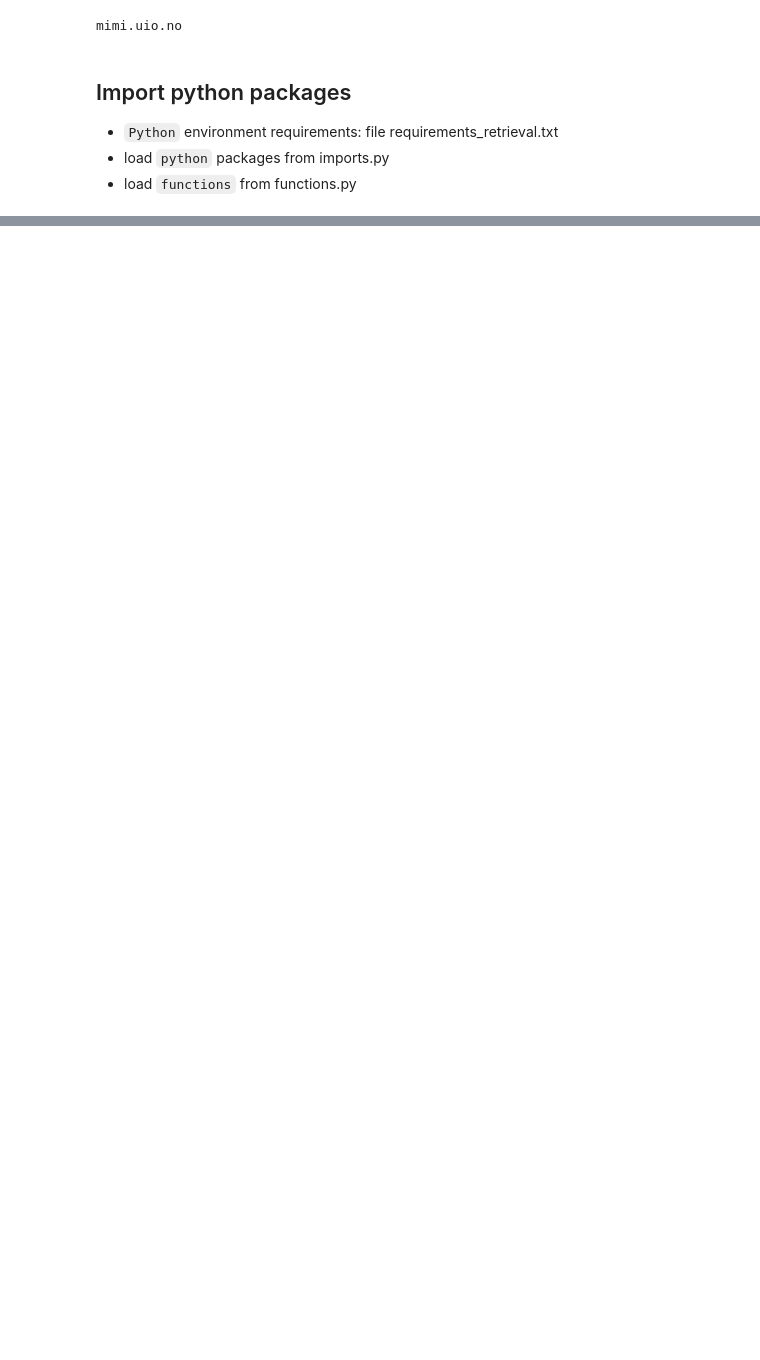
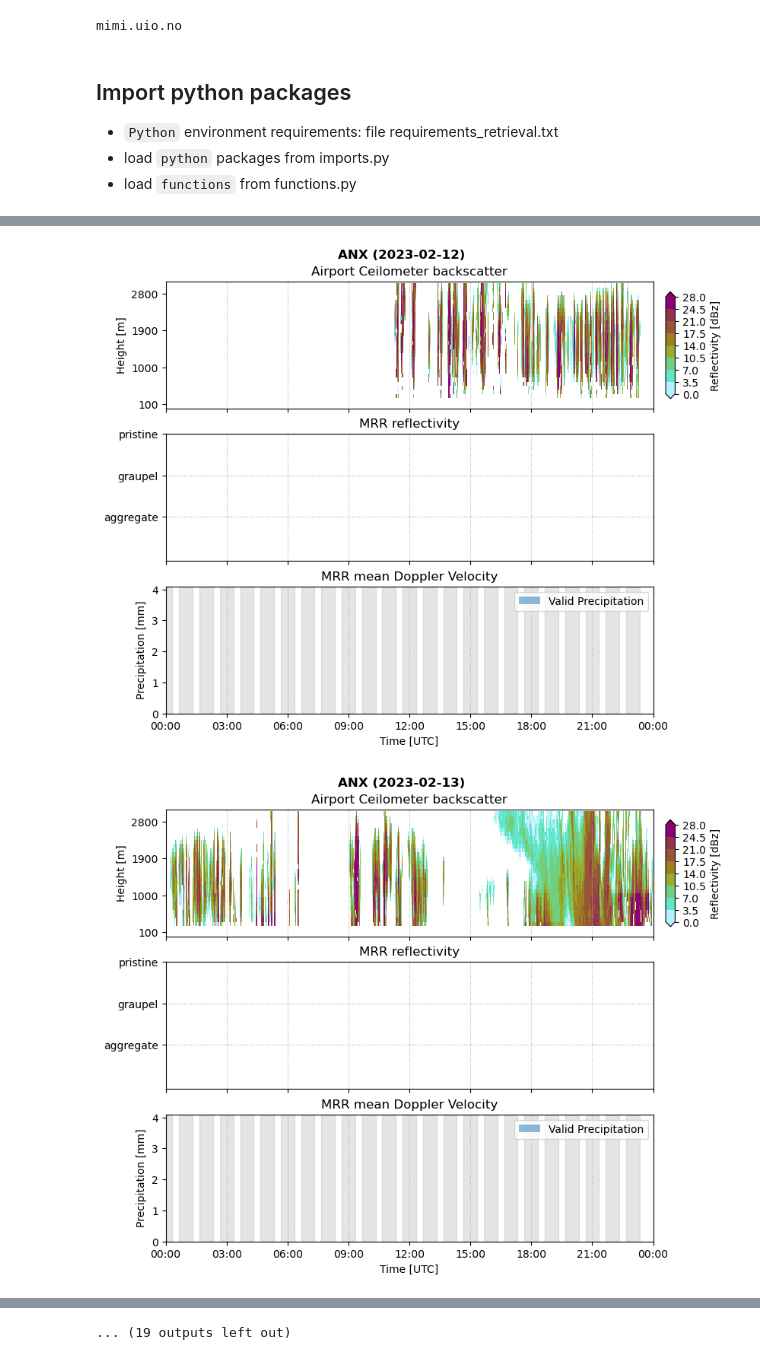
Before and after one commit to franzihe/retrieval_analysis, a Jupyter notebook: work/combined_obs/01_plt_obs_daily.ipynb, the cells around one changed output, grey strips where cells are left out. Saved outputs shown, nothing was run; the diff lists cells and outputs as text; code cells hidden in the pictures; blank space fills up the shorter version.

```diff
--- a/work/combined_obs/01_plt_obs_daily.ipynb
+++ b/work/combined_obs/01_plt_obs_daily.ipynb
@@ -109,12 +109,12 @@ for site in sites:
         if year == "2022":
             met_dict_t[key] = sorted(glob(os.path.join(INPUT_DATA_DIR, 'tinytag/TGP-4505_917173.nc')))
         if year == "2023":
-            # met_dict_t[key]    = sorted(glob(os.path.join(INPUT_DATA_DIR, f'hatpro/hatpro_new_20240716/level1/{year}/*/*/*.nc')))
+            met_dict_t[key]    = sorted(glob(os.path.join(INPUT_DATA_DIR, f'hatpro/hatpro_new_20240716/level1/{year}/*/*/*.nc')))
             # # met_dict_wd[key]   = sorted(glob(os.path.join(INPUT_DATA_DIR, f'hatpro/hatpro_new_20240716/level1/{year}/*/*/*.nc')))
             # # met_dict_ws[key]   = sorted(glob(os.path.join(INPUT_DATA_DIR, f'hatpro/hatpro_new_20240716/level1/{year}/*/*/*.nc')))
             # # met_dict_t[key] = sorted(glob(os.path.join(INPUT_DATA_DIR, f'Met-No_obs/SN87110/air_temperature_{year}*.nc')))
-            # met_dict_wd[key]    = sorted(glob(os.path.join(INPUT_DATA_DIR, f'Met-No_obs/SN87110/ANX_wind_10min_to_1min_filled_{year}.nc')))
-            # met_dict_ws[key]    = sorted(glob(os.path.join(INPUT_DATA_DIR, f'Met-No_obs/SN87110/ANX_wind_10min_to_1min_filled_{year}.nc')))
+            met_dict_wd[key]    = sorted(glob(os.path.join(INPUT_DATA_DIR, f'Met-No_obs/SN87110/ANX_wind_10min_to_1min_filled_{year}.nc')))
+            met_dict_ws[key]    = sorted(glob(os.path.join(INPUT_DATA_DIR, f'Met-No_obs/SN87110/ANX_wind_10min_to_1min_filled_{year}.nc')))
             met_dict_p[key]    = sorted(glob(os.path.join(INPUT_DATA_DIR, f'geonor/precip_*.nc')))
         if year in ['2021', '2022',]:
             met_dict_wd[key] = sorted(glob(os.path.join(INPUT_DATA_DIR, f'Met-No_obs/SN87110/wind_from_direction_{year}*.nc')))
@@ -126,9 +126,9 @@ for site in sites:
         # ds_dict_ceil[key]       = fct.open_or_empty(ceil_in_dict[key], decode_times=True, preprocess=lambda x: x.sortby('time'))
         ds_dict_snowflake_class[key] = fct.open_or_empty(snowflake_class_in_dict[key], decode_times=True, preprocess=lambda x: x.sortby('time'))
 
-        # ds_dict_met_t[key]      = fct.open_or_empty(met_dict_t[key], decode_times=True, preprocess=lambda x: x.sortby('time'))
-        # ds_dict_met_wd[key]     = fct.open_or_empty(met_dict_wd[key], decode_times=True, preprocess=lambda x: x.sortby('time'))
-        # ds_dict_met_ws[key]     = fct.open_or_empty(met_dict_ws[key], decode_times=True, preprocess=lambda x: x.sortby('time'))
+        ds_dict_met_t[key]      = fct.open_or_empty(met_dict_t[key], decode_times=True, preprocess=lambda x: x.sortby('time'))
+        ds_dict_met_wd[key]     = fct.open_or_empty(met_dict_wd[key], decode_times=True, preprocess=lambda x: x.sortby('time'))
+        ds_dict_met_ws[key]     = fct.open_or_empty(met_dict_ws[key], decode_times=True, preprocess=lambda x: x.sortby('time'))
         ds_dict_met_p[key]      = fct.open_or_empty(met_dict_p[key], decode_times=True, preprocess=lambda x: x.sortby('time'))
 
 
@@ -846,0 +400,15 @@ date = mrr_in_dict[key][j][-11:-3]
+# %%
+ds_23 = xr.open_mfdataset(sorted(glob(os.path.join(nc_dir, '10min_filled_obs_hatpro_airport_WD_WS_T_ANX_2023*.nc'))))
+# %%
+for day, ds_day in ds_23.groupby("time.date"):
+    day_start = pd.Timestamp(f"{day} 00:00:00")
+    day_end = day_start + pd.Timedelta(hours=23, minutes=59)
+    _xmax = day_start + pd.Timedelta(hours=24)
+
+    fct.plt_Ze_W_p_T_U(ds_day, day_start, _xmax, site)
+
+    # save image to png
+    plt.savefig(FIG_DIR + f'Ze_snowflake_class_precip_{site}_{day}.png', format='png', bbox_inches='tight', dpi=300, transparent=True,)
+# %% [output]
+[figure, added]
+[figure, added]
@@ -846,0 +425 @@ date = mrr_in_dict[key][j][-11:-3]
+... (19 outputs left out)
```
Also changed, not shown: parts of 46 cells of this notebook.
